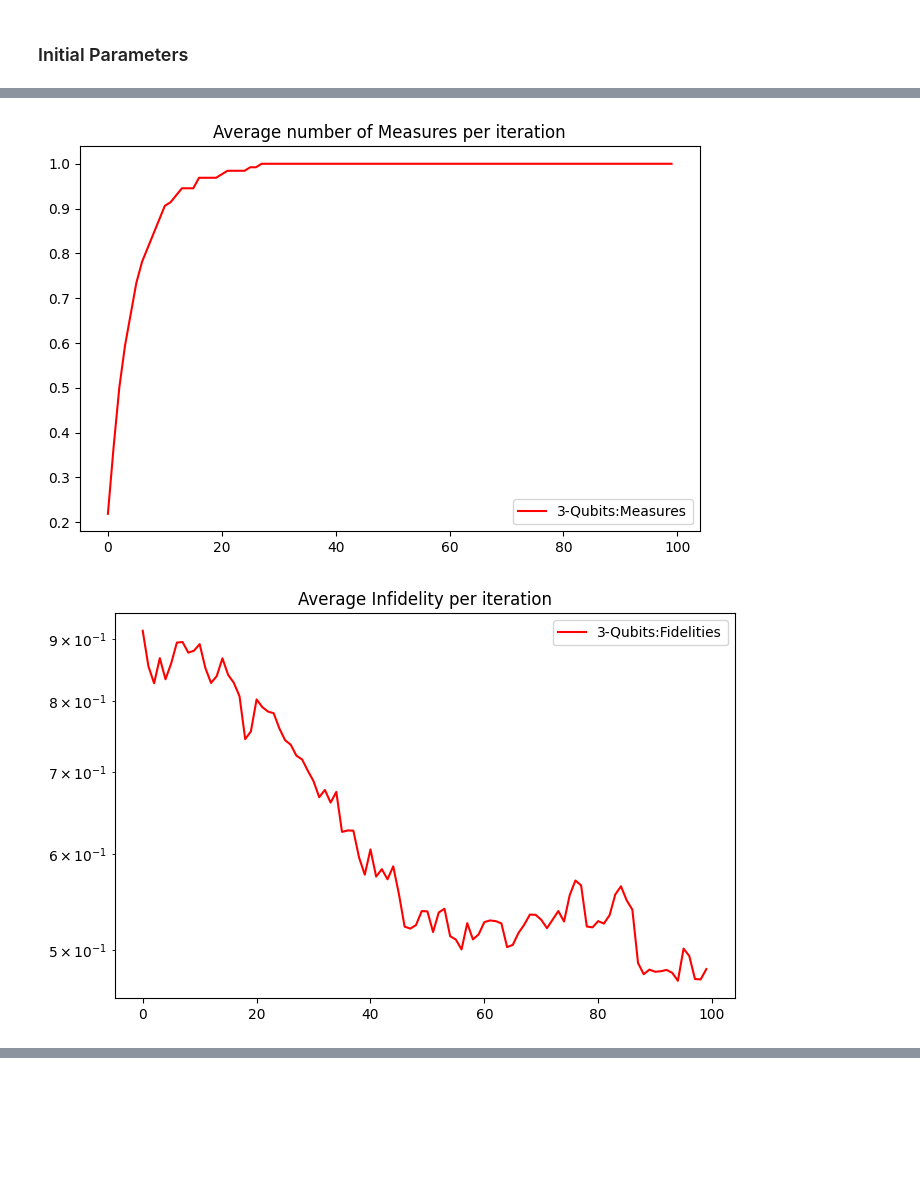
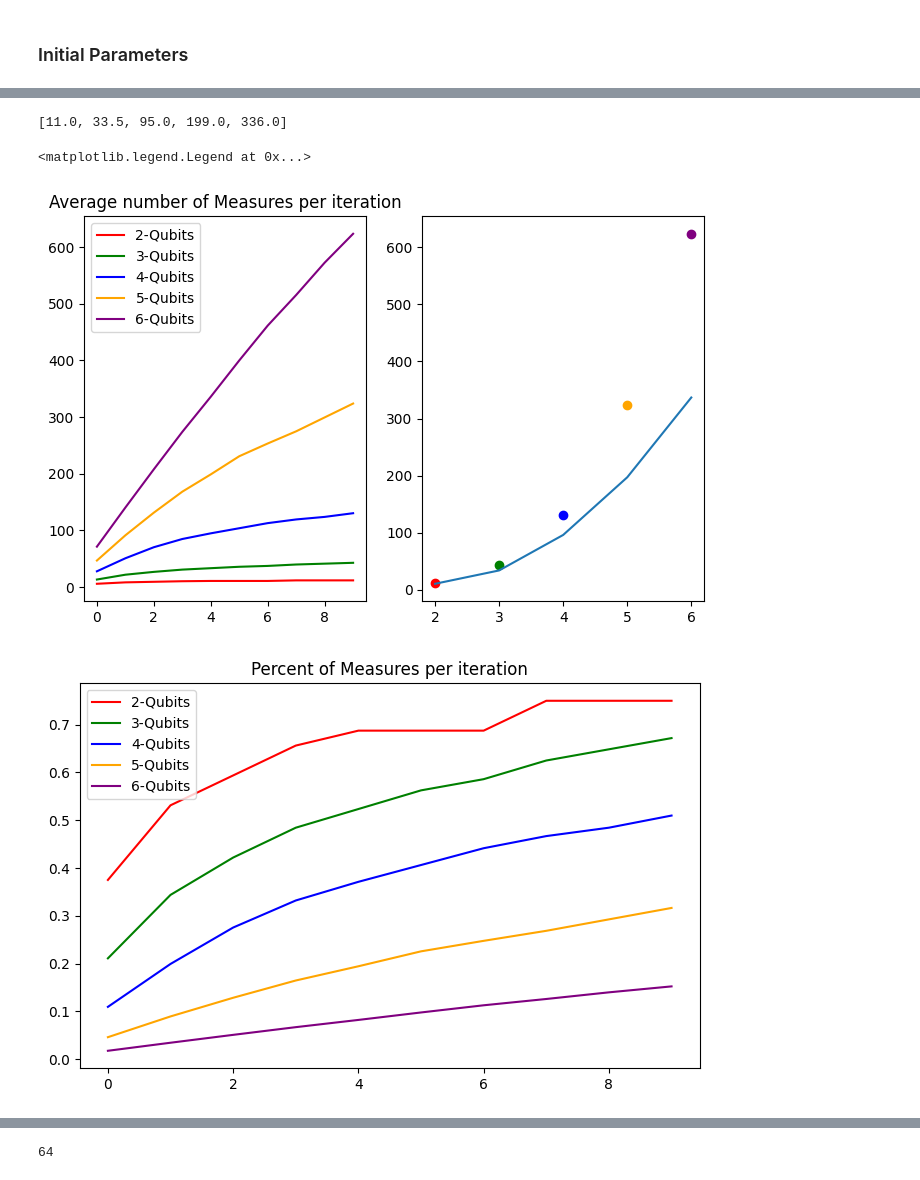
Before and after one commit to mtorressandoval/FFidelity, a Jupyter notebook: FastFidelity with Stochastic Optimization.ipynb, the cells around one changed output, grey strips where cells are left out. Saved outputs shown, nothing was run; the diff lists cells and outputs as text; code cells hidden in the pictures; blank space fills up the shorter version.

```diff
--- a/FastFidelity with Stochastic Optimization.ipynb
+++ b/FastFidelity with Stochastic Optimization.ipynb
@@ -9,7 +9,7 @@ from tomography import SelfGuidedTomography, Mean_Direct_Fidelity, NearSparseTom
 # %% [markdown]
 ### Initial Parameters
 # %%
-NQs = [3]
+NQs = [2,3,4,5,6]
 L = len(NQs)
 N = 10
 shots = 1000
@@ -56,9 +56,9 @@ def simulate( NQ, simulator ):
 
     SelfGuidedTomography( I_ex,
                             guess,
-                            num_iter=100,
+                            num_iter=10,
                             callback = callback,
-                            postprocessing = None,
+                            postprocessing = postprocessing,
                             )
 
     Results=[np.array(Fidelities),
@@ -102,36 +108,63 @@ for l, NQ in enumerate(NQs):
 
 Fids = np.median( Fids, axis=1 )
 Meas = np.median( Meas, axis=1 )
+# %%
+y
+# %% [output]
+[11.0, 33.5, 95.0, 199.0, 336.0]
 # %%
 
 import matplotlib.pyplot as plt
+
+x = NQs
+y = [ meas[4] for meas in Meas ]
+coef = np.polyfit( x, y, 2 )
 
 # Lista de colores arbitrarios
 colores = ['r', 'g', 'b', 'orange', 'purple']
 
 # Crear primer conjunto de gráficos para Measures
-fig1, ax1 = plt.subplots(figsize=(8, 5))
-ax1.set_title('Average number of Measures per iteration')
+fig0, ax0 = plt.subplots(1,2, figsize=(8, 5))
+ax0[0].set_title('Average number of Measures per iteration')
 
 for j in range(len(NQs)):
-    ax1.plot(Meas[j]/4**NQs[j], label=f'{NQs[j]}-Qubits:Measures',
+    ax0[0].plot(Meas[j], label=f'{NQs[j]}-Qubits',
+                linestyle='-', color=colores[j])
+    ax0[1].plot(j+2,Meas[j][-1],
+                'o',
+                label=f'{NQs[j]}-Qubits',
+                color=colores[j])
+ax0[1].plot( x, np.polyval(coef,x)  )
+
+    # ax1.axhline( 4**NQs[j], color=colores[j], linestyle='--' )
+ax0[0].legend()
+# Guardar el primer conjunto de gráficos
+# fig0.savefig('Measures.png')
+
+# Crear primer conjunto de gráficos para Measures
+fig1, ax1 = plt.subplots(figsize=(8, 5))
+ax1.set_title('Percent of Measures per iteration')
+
+for j in range(len(NQs)):
+    ax1.plot(Meas[j]/4**NQs[j], label=f'{NQs[j]}-Qubits',
                 linestyle='-', color=colores[j])
     # ax1.axhline( 4**NQs[j], color=colores[j], linestyle='--' )
 ax1.legend()
 # Guardar el primer conjunto de gráficos
-fig1.savefig('Measures.png')
+# fig1.savefig('Measures.png')
 
 # Crear segundo conjunto de gráficos para Measures
 fig2, ax2 = plt.subplots(figsize=(8, 5))
 ax2.set_title('Average Infidelity per iteration')
 
 for j in range(len(NQs)):
-    ax2.semilogy( Fids[j], label=f'{NQs[j]}-Qubits:Fidelities',
+    ax2.semilogy( Fids[j], label=f'{NQs[j]}-Qubits',
                     linestyle='-', color=colores[j])
 
 ax2.legend()
 # Guardar el segundo conjunto de gráficos
-fig2.savefig('Fidelities.png')
+# fig2.savefig('Fidelities.png')
 # %% [output]
+<matplotlib.legend.Legend at 0x...>
-[figure, old version]
+[figure, new version]
-[figure, old version]
+[figure, new version]
@@ -137,0 +172,4 @@ fig2.savefig('Fidelities.png')
+# %%
+2**6
+# %% [output]
+64
```
Also changed, not shown: parts of 2 cells of this notebook, 5 other files.
